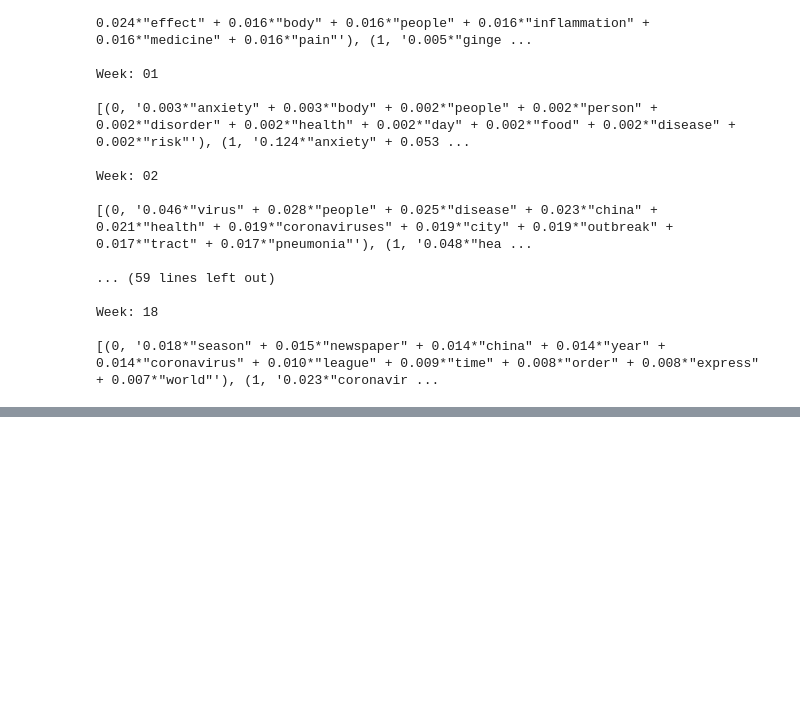
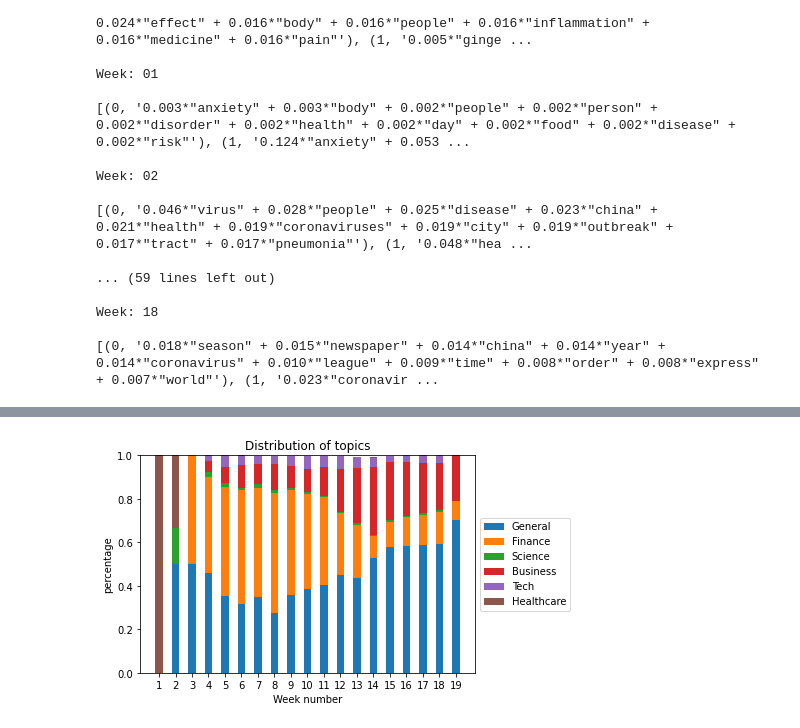
Before and after one commit to miguel2650/covid-19-research, a Jupyter notebook: 4-topic-modeling.ipynb, the cells around one changed output, grey strips where cells are left out. Saved outputs shown, nothing was run; the diff lists cells and outputs as text; code cells hidden in the pictures; blank space fills up the shorter version.

Commit message:
adds plot for the distribution of topics for every week

```diff
--- a/4-topic-modeling.ipynb
+++ b/4-topic-modeling.ipynb
@@ -123,0 +140,7 @@ list(zip([a for [(a,b)] in corpus_transformed], data_dtm.index))
+# %%
+# Setting the data to group the date by weekly time with mean values.
+import copy
+data_weekly = copy.deepcopy(data)
+data_weekly["date"] = pd.to_datetime(data["date"]).dt.strftime("%W")
+data_weekly = data_weekly.groupby("date", as_index=False, sort=False).agg({'topic_area': ','.join})
+data_weekly.head(5)
@@ -123,0 +154,6 @@ list(zip([a for [(a,b)] in corpus_transformed], data_dtm.index))
+# %%
+from collections import Counter
+# Counts occurences and appends them to list_of_counts
+list_of_counts = []
+for e in data_weekly.topic_area:
+    list_of_counts.append(dict(Counter(e.split(","))))
@@ -123,0 +180,7 @@ list(zip([a for [(a,b)] in corpus_transformed], data_dtm.index))
+# %%
+# Calucalates the sum of values in each dict in list_of_counts
+# and swaps each value with the percentage
+for e in list_of_counts:
+    sum_of_values= sum(e.values())
+    for k,v in e.items():
+        e[k] = v / sum_of_values
@@ -123,0 +239,34 @@ list(zip([a for [(a,b)] in corpus_transformed], data_dtm.index))
+# %%
+import numpy as np
+import matplotlib.pyplot as plt
+
+labels = [str(item) for item in range(1, 20)]
+width = 0.45       # the width of the bars: can also be len(x) sequence
+
+# sum of bars - to be used for bottom value
+bars = np.add(general, finance).tolist()
+bars1 = np.add(bars, science).tolist()
+bars2 = np.add(bars1, business).tolist()
+bars3 = np.add(bars2, tech).tolist()
+
+fig, ax = plt.subplots()
+
+ax.bar(labels, general, width, label='General')
+ax.bar(labels, finance, width, bottom=general, label='Finance')
+ax.bar(labels, science, width, bottom=bars, label='Science')
+ax.bar(labels, business, width, bottom=bars1, label='Business')
+ax.bar(labels, tech, width, bottom=bars2, label='Tech')
+ax.bar(labels, healthcare, width, bottom=bars3, label='Healthcare')
+
+
+ax.set_ylabel('percentage')
+ax.set_xlabel('Week number')
+ax.set_title('Distribution of topics')
+# Places the legend at the bottom, below the plot
+#ax.legend(loc='upper center', bbox_to_anchor=(0.5, -0.06),
+#          fancybox=True, shadow=True, ncol=6)
+ax.legend(loc='center left', bbox_to_anchor=(1, 0.5))
+
+plt.show()
+# %% [output]
+[figure, added]
```
Also changed, not shown: parts of 6 cells of this notebook.
